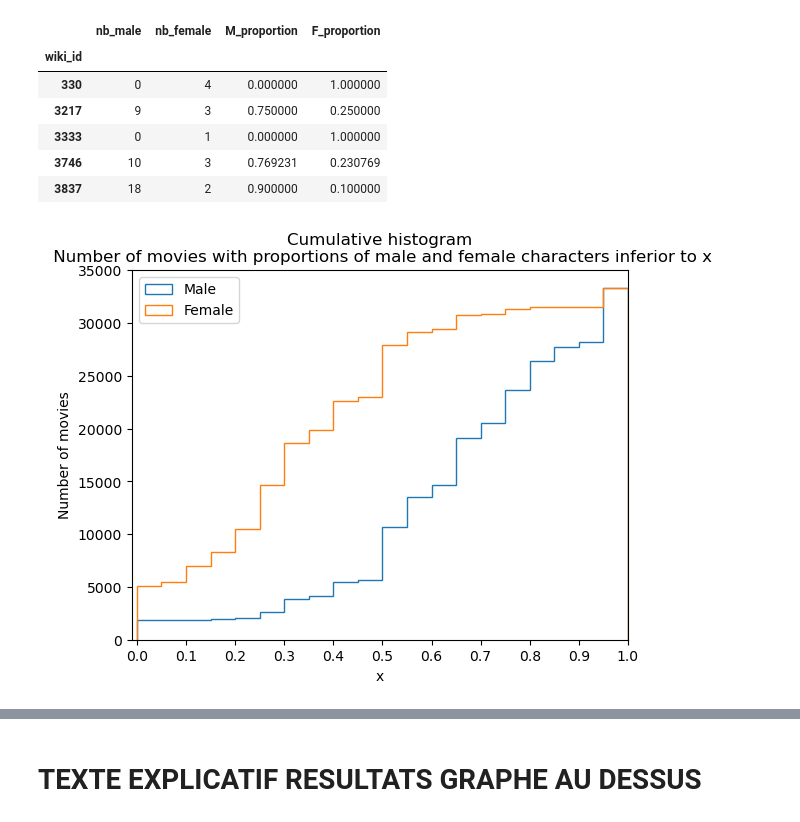
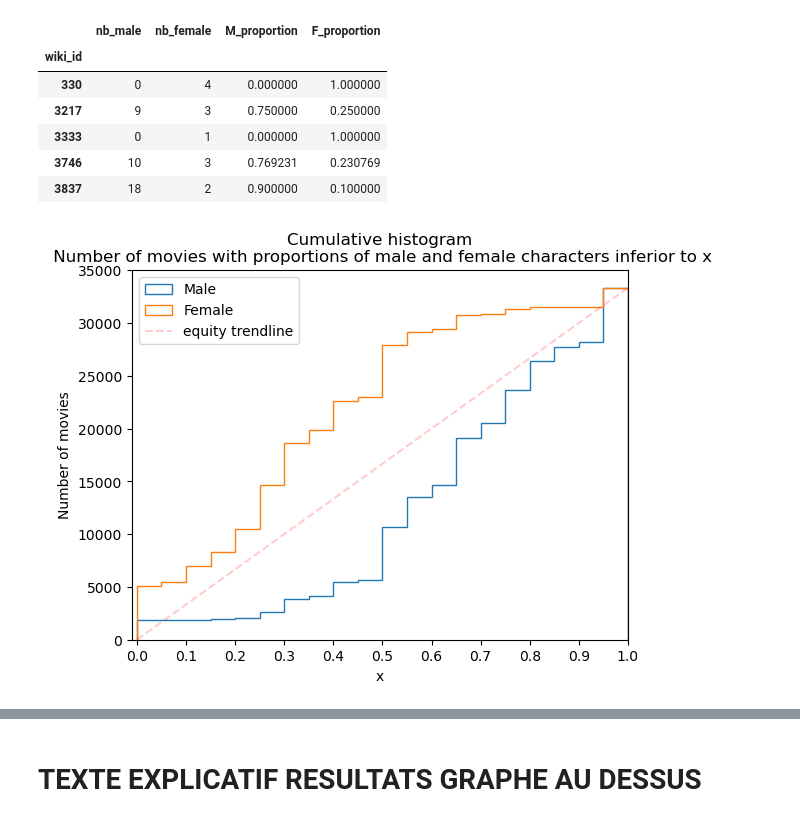
Before and after one commit to epfl-ada/ada-2022-project-nonansland22, a Jupyter notebook: Project_NoNansLand.ipynb, the cells around one changed output, grey strips where cells are left out. Saved outputs shown, nothing was run; the diff lists cells and outputs as text; code cells hidden in the pictures.

```diff
--- a/Project_NoNansLand.ipynb
+++ b/Project_NoNansLand.ipynb
@@ -245,12 +212,13 @@ gender_count_permovie.head()
 # %%
 plt.hist(gender_count_permovie.M_proportion, bins = 20, cumulative = True, histtype = 'step',label='Male')
 plt.hist(gender_count_permovie.F_proportion, bins = 20, cumulative = True, histtype = 'step',label='Female')
+plt.plot([0,1], [0, gender_count_permovie.shape[0]], color = 'red', ls = '--', alpha = 0.2, label = 'equity trendline')
 plt.xlim(-0.01,1)
 plt.xticks(np.arange(0,1.1,0.1))
 plt.title("Cumulative histogram\n Number of movies with proportions of male and female characters inferior to x")
 plt.xlabel('x')
 plt.ylabel('Number of movies')
 plt.legend(loc='upper left')
 plt.show()
 # %% [output]
-[figure, old version]
+[figure, new version]
```
Also changed, not shown: parts of 17 cells of this notebook.
